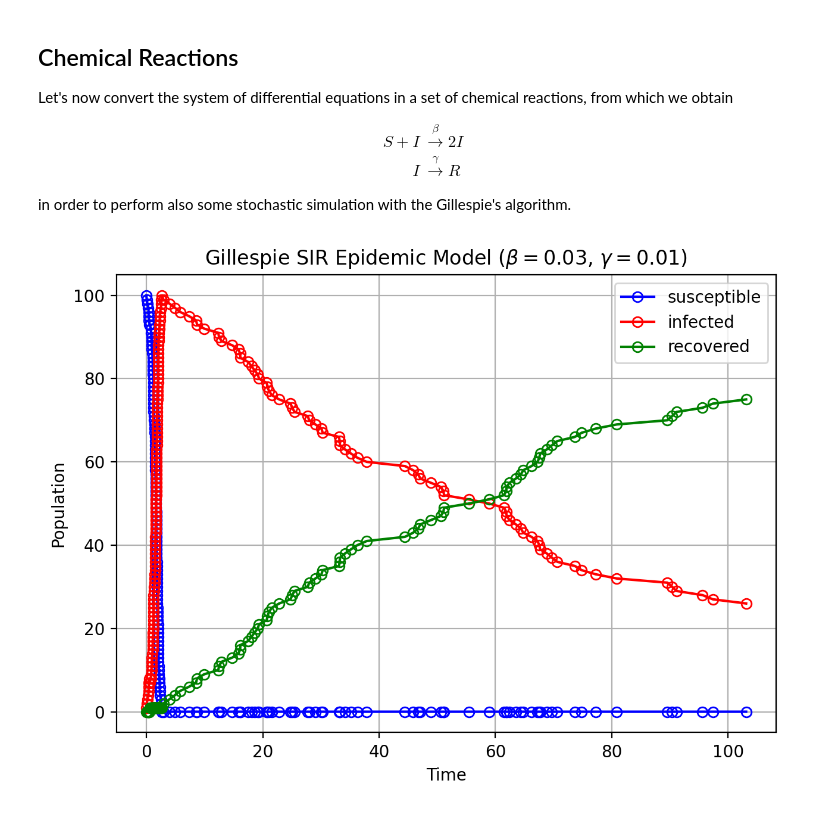
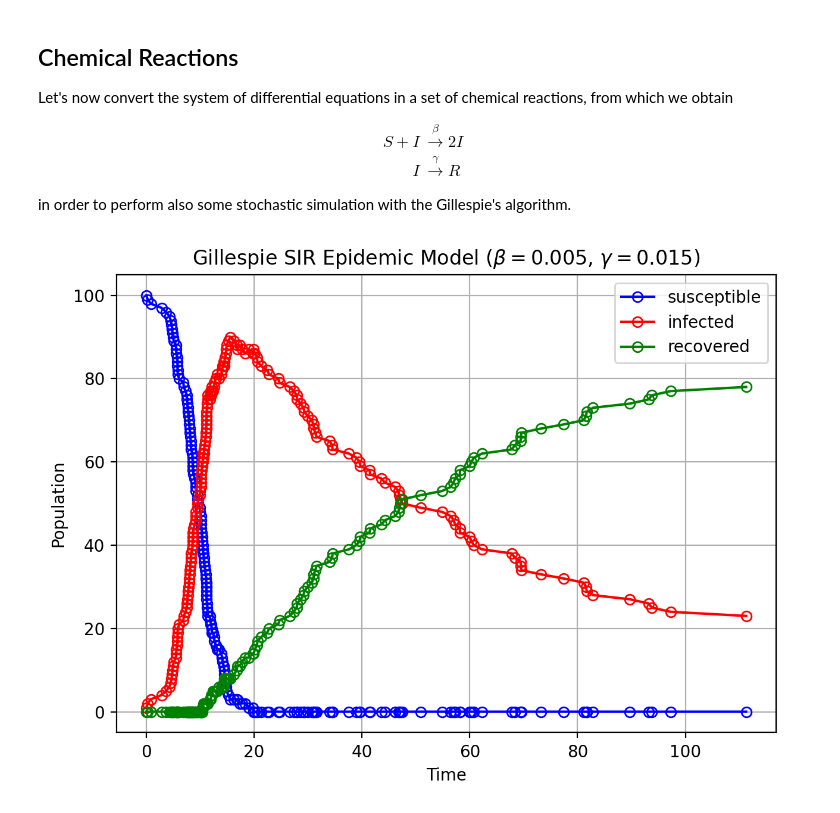
Before and after one commit to FedericoBustaffa/cmcs, a Jupyter notebook: notebooks/epidemic.ipynb, the cells around one changed output. Saved outputs shown, nothing was run; the diff lists cells and outputs as text; code cells hidden in the pictures.

```diff
--- a/notebooks/epidemic.ipynb
+++ b/notebooks/epidemic.ipynb
@@ -133,29 +133,29 @@ algorithm.
 # %%
 from cmcs.chemical import Reaction, gillespie
 
 
-beta = 0.03
-gamma = 0.01
+beta = 0.005
+gamma = 0.015
 infection = Reaction(np.array([1, 1, 0]), np.array([0, 2, 0]), beta)
 recovery = Reaction(np.array([0, 1, 0]), np.array([0, 0, 1]), gamma)
 
 concentrations = np.array([100, 1, 0])
 reactions = [infection, recovery]
 time, values = gillespie(concentrations, reactions, 100)
 s, i, r = values.T
 
 
 plt.figure(dpi=200)
 plt.title(rf"Gillespie SIR Epidemic Model ($\beta={beta}$, $\gamma={gamma}$)")
 plt.plot(time, s, "bo-", mfc="none", label="susceptible")
 plt.plot(time, i, "ro-", mfc="none", label="infected")
 plt.plot(time, r, "go-", mfc="none", label="recovered")
 plt.xlabel("Time")
 plt.ylabel("Population")
 plt.grid()
 plt.legend()
 plt.tight_layout()
 plt.savefig("/home/federico/typst/notes/cmcs/images/gillespie_sir.png", dpi=300)
 plt.show()
 # %% [output]
-[figure, old version]
+[figure, new version]
```
